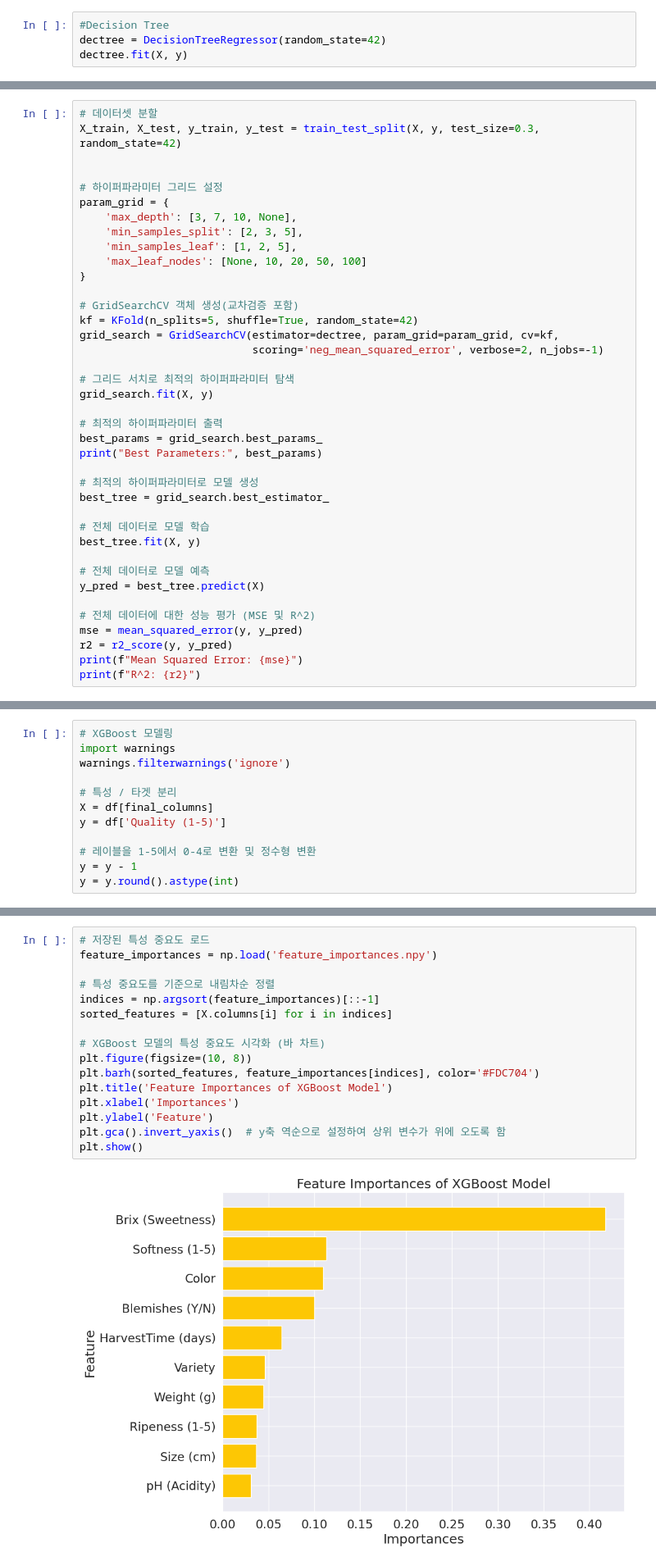
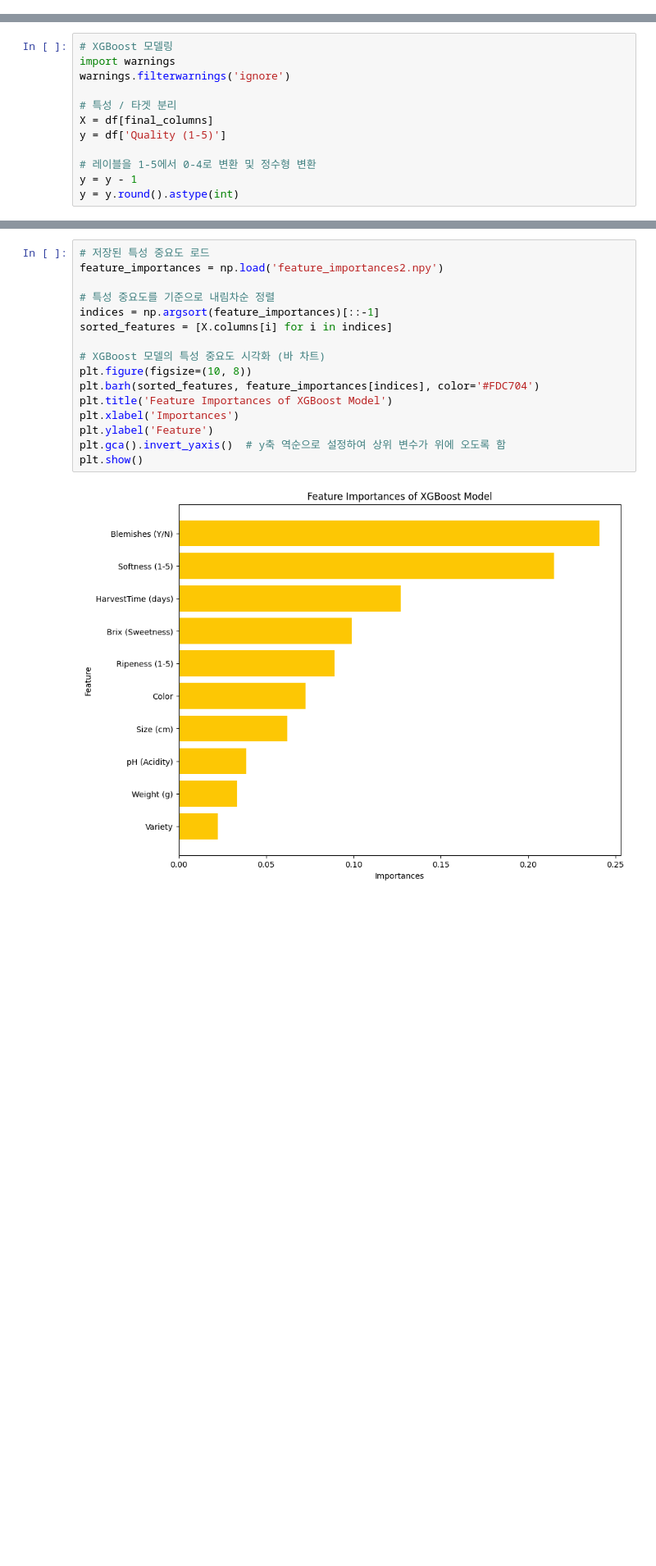
Before and after one commit to AM-SWU-2024/Annoying-Orange, a Jupyter notebook: 2024_01_소학회프로젝트_어노잉오렌지.ipynb, the cells around one changed output, grey strips where cells are left out. Shown at 82% size. Saved outputs shown, nothing was run; the diff lists cells and outputs as text; blank space fills up the shorter version.

```diff
--- a/2024_01_소학회프로젝트_어노잉오렌지.ipynb
+++ b/2024_01_소학회프로젝트_어노잉오렌지.ipynb
@@ -700,6 +720,2 @@ plt.show()
 # %% [markdown]
 **Decision Tree**
-# %%
-#Decision Tree
-dectree = DecisionTreeRegressor(random_state=42)
-dectree.fit(X, y)
@@ -708,39 +721,0 @@ DecisionTreeRegressor(random_state=42)
-# %%
-# 데이터셋 분할
-X_train, X_test, y_train, y_test = train_test_split(X, y, test_size=0.3, random_state=42)
-
-
-# 하이퍼파라미터 그리드 설정
-param_grid = {
-    'max_depth': [3, 7, 10, None],
-    'min_samples_split': [2, 3, 5],
-    'min_samples_leaf': [1, 2, 5],
-    'max_leaf_nodes': [None, 10, 20, 50, 100]
-}
-
-# GridSearchCV 객체 생성(교차검증 포함)
-kf = KFold(n_splits=5, shuffle=True, random_state=42)
-grid_search = GridSearchCV(estimator=dectree, param_grid=param_grid, cv=kf,
-                           scoring='neg_mean_squared_error', verbose=2, n_jobs=-1)
-
-# 그리드 서치로 최적의 하이퍼파라미터 탐색
-grid_search.fit(X, y)
-
-# 최적의 하이퍼파라미터 출력
-best_params = grid_search.best_params_
-print("Best Parameters:", best_params)
-
-# 최적의 하이퍼파라미터로 모델 생성
-best_tree = grid_search.best_estimator_
-
-# 전체 데이터로 모델 학습
-best_tree.fit(X, y)
-
-# 전체 데이터로 모델 예측
-y_pred = best_tree.predict(X)
-
-# 전체 데이터에 대한 성능 평가 (MSE 및 R^2)
-mse = mean_squared_error(y, y_pred)
-r2 = r2_score(y, y_pred)
-print(f"Mean Squared Error: {mse}")
-print(f"R^2: {r2}")
@@ -883,21 +920,21 @@ Mean Squared Error: 0.558910691638134
 # %%
 # 저장된 특성 중요도 로드
-feature_importances = np.load('feature_importances.npy')
+feature_importances = np.load('feature_importances2.npy')
 
 # 특성 중요도를 기준으로 내림차순 정렬
 indices = np.argsort(feature_importances)[::-1]
 sorted_features = [X.columns[i] for i in indices]
 
 # XGBoost 모델의 특성 중요도 시각화 (바 차트)
 plt.figure(figsize=(10, 8))
 plt.barh(sorted_features, feature_importances[indices], color='#FDC704')
 plt.title('Feature Importances of XGBoost Model')
 plt.xlabel('Importances')
 plt.ylabel('Feature')
 plt.gca().invert_yaxis()  # y축 역순으로 설정하여 상위 변수가 위에 오도록 함
 plt.show()
 # %% [output]
-[figure, old version]
+[figure, new version]
 # %% [markdown]
 - **오렌지 품질에 있어서 중요도 순위는**
 1. Blemishes (Y/N)
```
Also changed, not shown: parts of 14 cells of this notebook.
